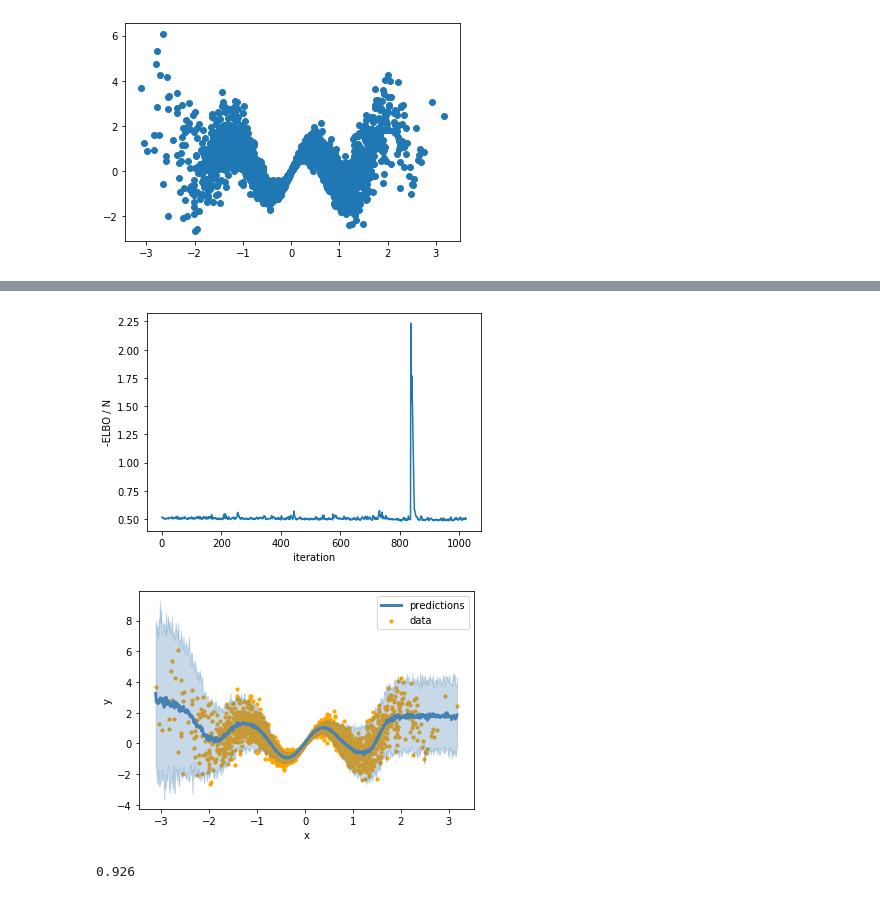
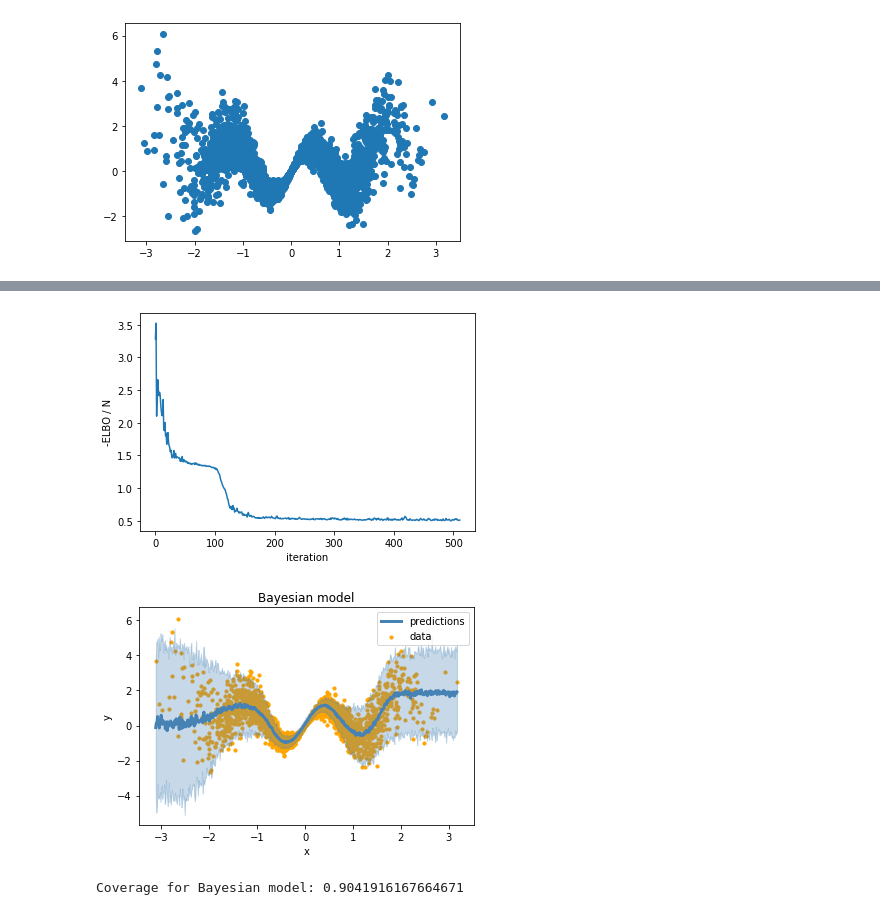
Before and after one commit to luiarthur/tfp-explore, a Jupyter notebook: src/notebooks/bayesian_neural_net.ipynb, the cells around one changed output, grey strips where cells are left out. Cells and saved outputs as stored; diff of their text form; code cells hidden in the pictures.

Commit message:
separated non-bayesian and bayesian model

```diff
--- a/src/notebooks/bayesian_neural_net.ipynb
+++ b/src/notebooks/bayesian_neural_net.ipynb
@@ -304,0 +375,5 @@ number of observations for consistency when using mini-batches.
+# %%
+# Create new locations for prediction
+num_new_obs = 501
+x_new = np.linspace(x.min(), x.max(), num_new_obs).reshape(-1, 1).astype('float32')
+y_new = simulate_data(x_new, sd=sd_true, seed=1)[1].squeeze()
@@ -370,14 +457,9 @@ _________________________________________________________________
 # %%
-# Fit the model
-verbose = 0
-
 print('Start time:', end=' ')
 !date
 
-if go_bayesian:
-    history = model.fit(x, y, epochs=1024, batch_size=1024, verbose=verbose)
-else:
-    history = model.fit(x, y, epochs=500, batch_size=512, verbose=verbose)
+# Fit the model
+bayes_model.fit(x, y, epochs=512, batch_size=512, verbose=0)
 
 print('End time:', end=' ')
 !date
@@ -387,44 +469,32 @@ End time: Thu Sep 19 10:27:40 PDT 2019
 # %%
-plt.plot(history.history['loss'])
+# Plot the ELBO history
+plt.plot(bayes_model.history.history['loss'])
 plt.xlabel('iteration')
-if go_bayesian:
-    plt.ylabel('-ELBO / N')
-else:
-    plt.ylabel('loss')
+plt.ylabel('-ELBO / N')
 plt.show()
 # %% [output]
-[figure, old version]
+[figure, new version]
-# %%
-# Make predictions at new locations
-x_new = np.linspace(x.min(), x.max(), 501).reshape(-1, 1).astype('float32')
-
-if go_bayesian:
-    preds = np.stack([model.predict(x_new).squeeze() for _ in trange(201)], axis=1)
-    preds_mean = preds.mean(1)
-    preds_lower = np.quantile(preds, .025, 1)
-    preds_upper = np.quantile(preds, .975, 1)
-else:
-    # preds_mean = model.predict(x_new)
-    # preds = np.stack([model.predict(x_new).squeeze() for _ in trange(32)], axis=1)
-    preds = model(x_new)
-    preds_mean = preds.mean().numpy().squeeze()
-    preds_sd = preds.stddev().numpy().squeeze()
-    preds_lower = preds_mean - 1.96 * preds_sd
-    preds_upper = preds_mean + 1.96 * preds_sd
+# %%
+nsamps = 201
+bayes_preds = np.stack([bayes_model.predict(x_new).squeeze() for _ in trange(nsamps)], axis=1)
+bayes_preds_mean = bayes_preds.mean(1)
+bayes_preds_lower = np.quantile(bayes_preds, .025, 1)
+bayes_preds_upper = np.quantile(bayes_preds, .975, 1)
 # %%
-# Plot x vs y
-plt.plot(x_new.squeeze(), preds_mean, label='predictions', zorder=2, lw=3, c='steelblue')
-plt.fill_between(x_new.squeeze(), preds_lower, preds_upper, color='steelblue', alpha=.3, zorder=2)
+# Plot y vs x
+plt.plot(x_new.squeeze(), bayes_preds_mean, label='predictions', zorder=2, lw=3, c='steelblue')
+plt.fill_between(x_new.squeeze(), bayes_preds_lower, bayes_preds_upper, color='steelblue', alpha=.3, zorder=2)
 plt.scatter(x.squeeze(), y.squeeze(), label='data', zorder=1, c='orange', s=10)
 plt.xlabel('x')
 plt.ylabel('y')
+plt.title('Bayesian model')
 plt.legend()
 plt.show()
 # %% [output]
-[figure, old version]
+[figure, new version]
-# %%
-# Compute Coverage
-y_new = simulate_data(x_new, sd=.3)[1].squeeze()
-np.mean((preds_lower < y_new) & (y_new < preds_upper))
-# %% [output]
-0.926
+# %%
+# Compute Coverage
+bayes_coverage = np.mean((bayes_preds_lower < y_new) & (y_new < bayes_preds_upper))
+print('Coverage for Bayesian model: {}'.format(bayes_coverage))
+# %% [output]
+Coverage for Bayesian model: 0.9041916167664671
```
Also changed, not shown: parts of 22 cells of this notebook.
